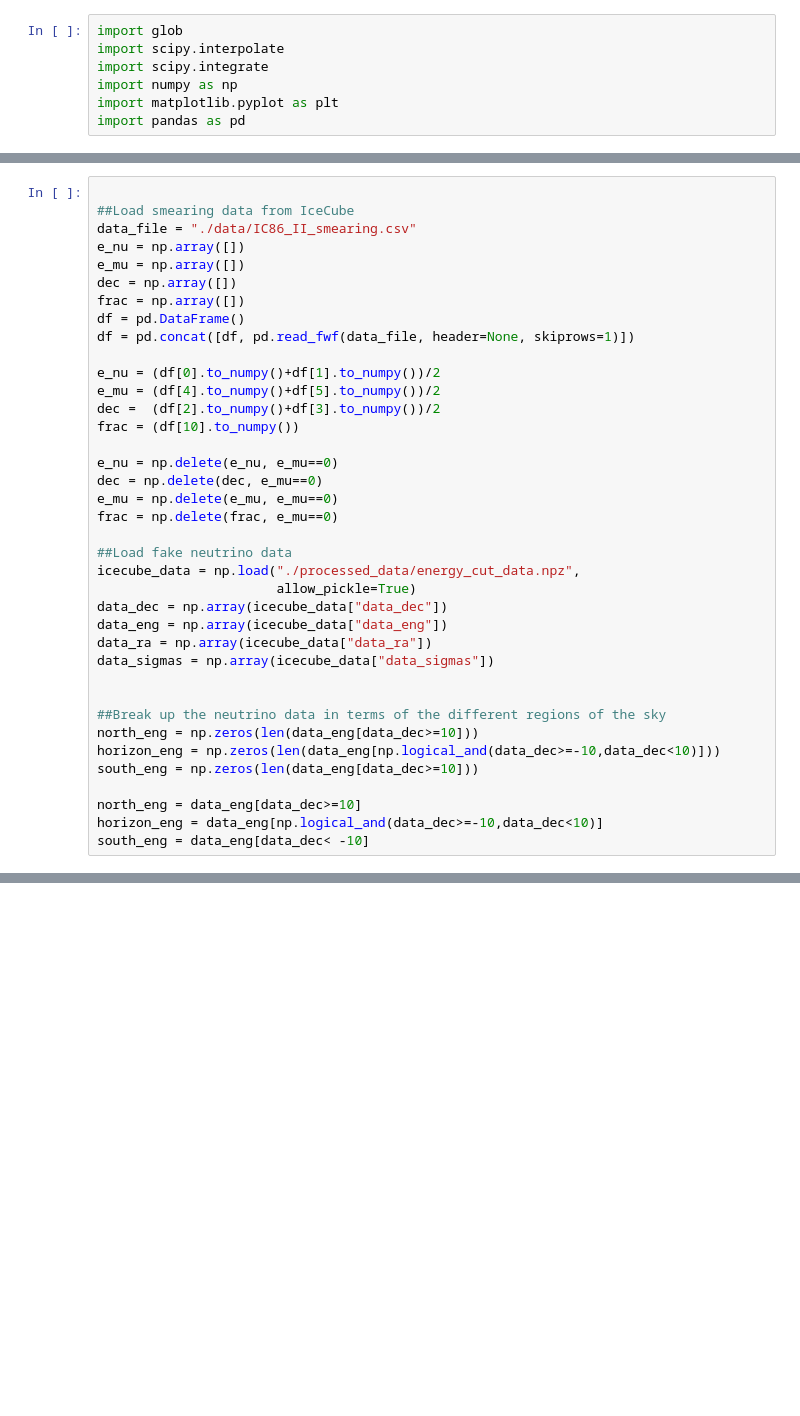
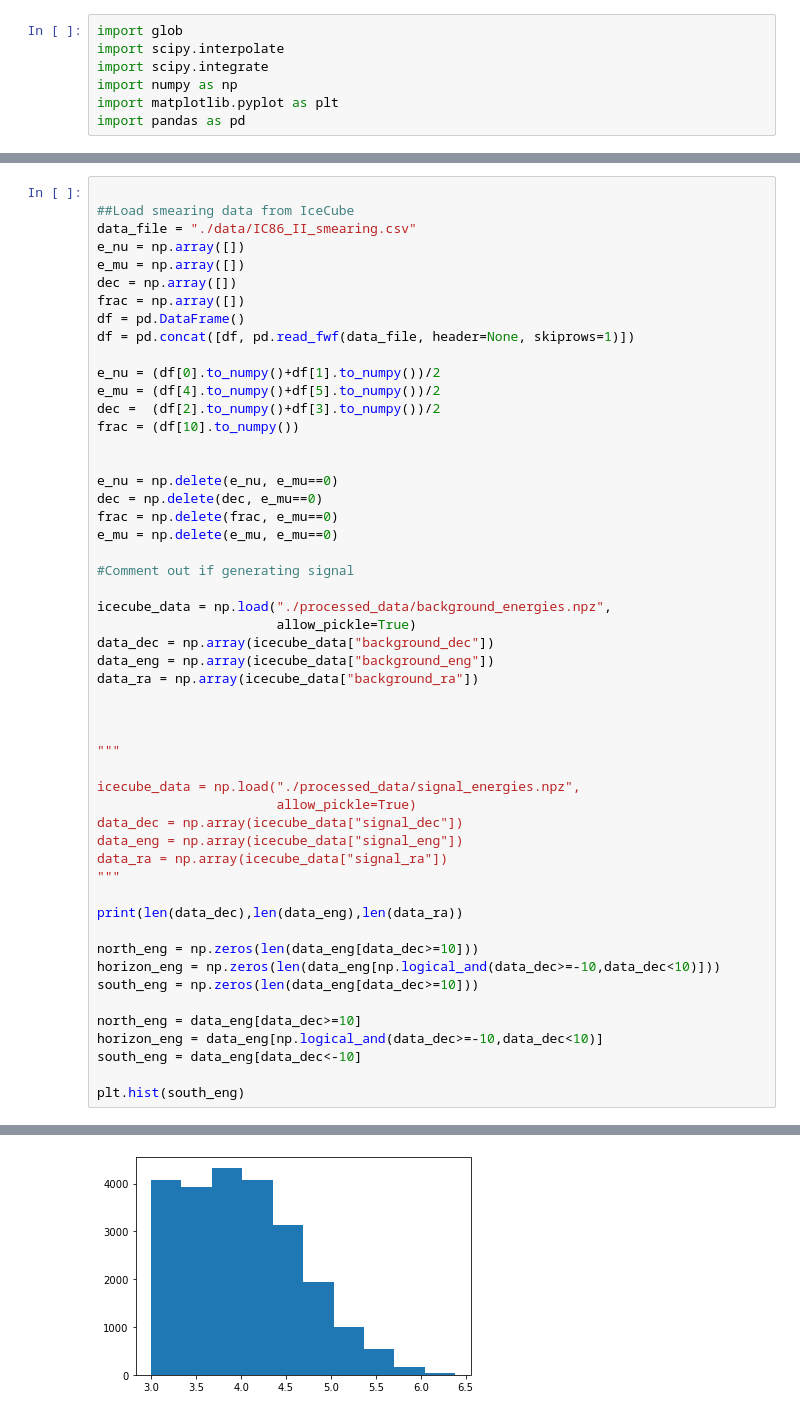
Before and after one commit to katherinemcd/public_icecube_data_analysis, a Jupyter notebook: Neutrino_to_muon_energy.ipynb, the cells around one changed output, grey strips where cells are left out. Saved outputs shown, nothing was run; the diff lists cells and outputs as text; blank space fills up the shorter version.

```diff
--- a/Neutrino_to_muon_energy.ipynb
+++ b/Neutrino_to_muon_energy.ipynb
@@ -21,25 +23,40 @@ e_mu = (df[4].to_numpy()+df[5].to_numpy())/2
 dec =  (df[2].to_numpy()+df[3].to_numpy())/2
 frac = (df[10].to_numpy())
 
+
 e_nu = np.delete(e_nu, e_mu==0)
 dec = np.delete(dec, e_mu==0)
+frac = np.delete(frac, e_mu==0)
 e_mu = np.delete(e_mu, e_mu==0)
-frac = np.delete(frac, e_mu==0)
 
-##Load fake neutrino data
-icecube_data = np.load("./processed_data/energy_cut_data.npz",
+#Comment out if generating signal
+
+icecube_data = np.load("./processed_data/background_energies.npz",
                        allow_pickle=True)
-data_dec = np.array(icecube_data["data_dec"])
-data_eng = np.array(icecube_data["data_eng"])
-data_ra = np.array(icecube_data["data_ra"])
-data_sigmas = np.array(icecube_data["data_sigmas"])
+data_dec = np.array(icecube_data["background_dec"])
+data_eng = np.array(icecube_data["background_eng"])
+data_ra = np.array(icecube_data["background_ra"])
 
 
-##Break up the neutrino data in terms of the different regions of the sky
+
+"""
+
+icecube_data = np.load("./processed_data/signal_energies.npz",
+                       allow_pickle=True)
+data_dec = np.array(icecube_data["signal_dec"])
+data_eng = np.array(icecube_data["signal_eng"])
+data_ra = np.array(icecube_data["signal_ra"])
+"""
+
+print(len(data_dec),len(data_eng),len(data_ra))
+
 north_eng = np.zeros(len(data_eng[data_dec>=10]))
 horizon_eng = np.zeros(len(data_eng[np.logical_and(data_dec>=-10,data_dec<10)]))
 south_eng = np.zeros(len(data_eng[data_dec>=10]))
 
 north_eng = data_eng[data_dec>=10]
 horizon_eng = data_eng[np.logical_and(data_dec>=-10,data_dec<10)]
-south_eng = data_eng[data_dec< -10]
+south_eng = data_eng[data_dec<-10]
+
+plt.hist(south_eng)
+# %% [output]
@@ -46,3 +70,4 @@ south_eng = data_eng[data_dec< -10]
+[figure, added]
 # %%
 
 ##Find the indices of the smearing data of the south, and set new variables of neutrino, muon, and fractional
```
Also changed, not shown: parts of 7 cells of this notebook.
